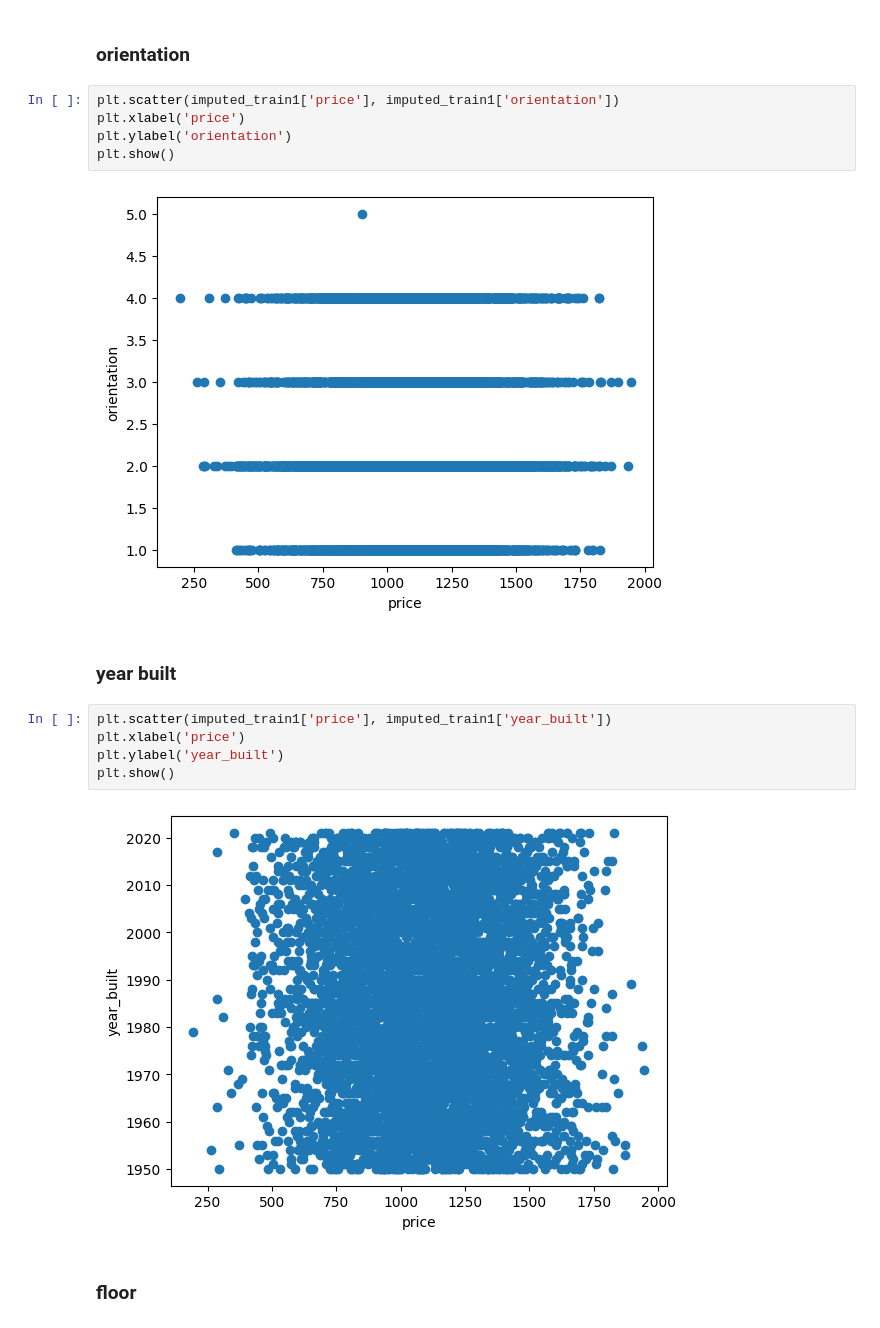
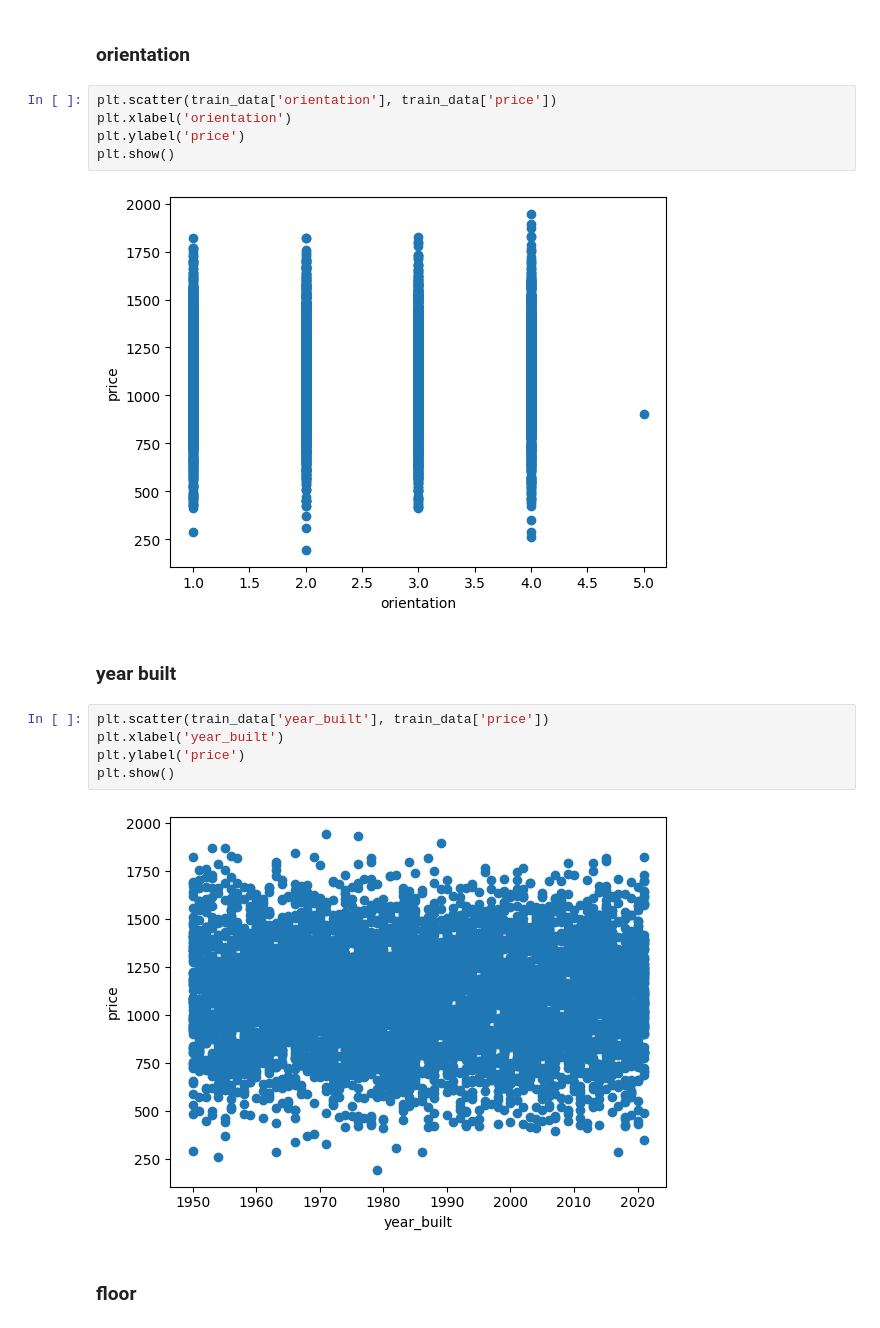
Before and after one commit to DenisProcyon/DSDM_ML_Pred, a Jupyter notebook: main.ipynb, the cells around one changed output. Saved outputs shown, nothing was run; the diff lists cells and outputs as text.

```diff
--- a/main.ipynb
+++ b/main.ipynb
@@ -258,21 +263,21 @@ plt.show()
 # %% [markdown]
 ### orientation
 # %%
-plt.scatter(imputed_train1['price'], imputed_train1['orientation'])
-plt.xlabel('price')
-plt.ylabel('orientation')
+plt.scatter(train_data['orientation'], train_data['price'])
+plt.xlabel('orientation')
+plt.ylabel('price')
 plt.show()
 # %% [output]
-[figure, old version]
+[figure, new version]
 # %% [markdown]
 ### year built
 # %%
-plt.scatter(imputed_train1['price'], imputed_train1['year_built'])
-plt.xlabel('price')
-plt.ylabel('year_built')
+plt.scatter(train_data['year_built'], train_data['price'])
+plt.xlabel('year_built')
+plt.ylabel('price')
 plt.show()
 # %% [output]
-[figure, old version]
+[figure, new version]
 # %% [markdown]
 ### floor
 # %%
```
Also changed, not shown: parts of 27 cells of this notebook.
